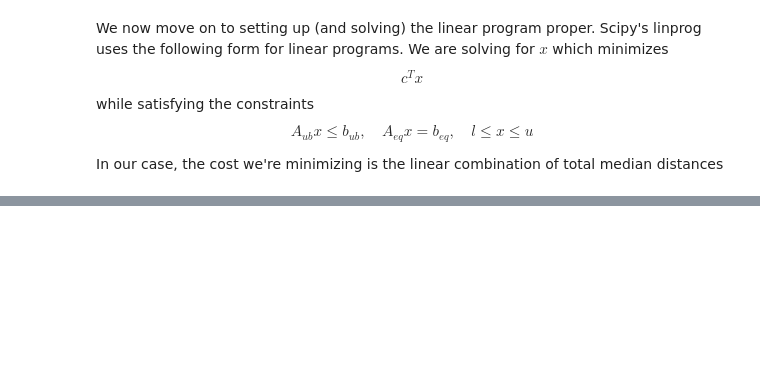
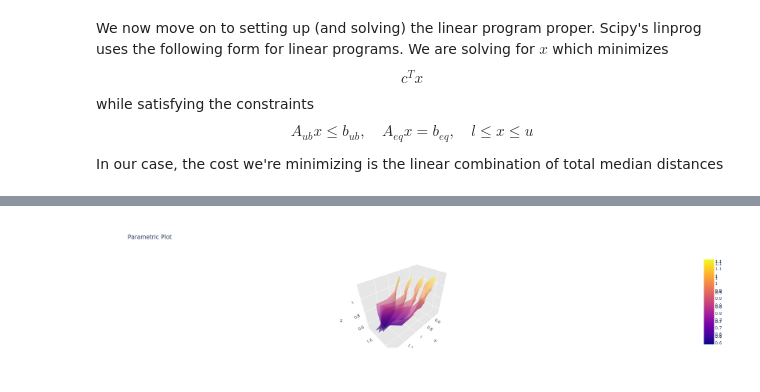
Before and after one commit to hchapman/transport-plans-exploration, a Jupyter notebook: intervals_3d.ipynb, the cells around one changed output, grey strips where cells are left out. Saved outputs shown, nothing was run; the diff lists cells and outputs as text; code cells hidden in the pictures; blank space fills up the shorter version.

Commit message:
some plotly stuff, but it's slow

```diff
--- a/intervals_3d.ipynb
+++ b/intervals_3d.ipynb
@@ -375,0 +329,49 @@ ModuleNotFoundError: No module named 'plotly'
+# %%
+import plotly as py
+import plotly.graph_objects as go
+import numpy as np
+
+data = []
+for i in range(4):
+    sdf = solution[solution['t_0'] == i]
+    sdf = sdf.pivot_table(values=['median_x', 'median_y', 'median_z'], index='t_1', columns='t_2')
+
+    surface = go.Surface(x=sdf['median_x'], y=sdf['median_y'], z=sdf['median_z'], opacity=0.75)
+    """surface = go.Scatter3d(x=sdf['median_x'], y=sdf['median_y'], z=sdf['median_z'],
+                           mode='markers',
+                           marker=dict(
+                               color=sdf['t_2'],
+                               colorscale='Viridis',
+                               opacity=0.8
+                           ))"""
+
+    data.append(surface)
+
+layout = go.Layout(
+    title='Parametric Plot',
+    scene=dict(
+        xaxis=dict(
+            gridcolor='rgb(255, 255, 255)',
+            zerolinecolor='rgb(255, 255, 255)',
+            showbackground=True,
+            backgroundcolor='rgb(230, 230,230)'
+        ),
+        yaxis=dict(
+            gridcolor='rgb(255, 255, 255)',
+            zerolinecolor='rgb(255, 255, 255)',
+            showbackground=True,
+            backgroundcolor='rgb(230, 230,230)'
+        ),
+        zaxis=dict(
+            gridcolor='rgb(255, 255, 255)',
+            zerolinecolor='rgb(255, 255, 255)',
+            showbackground=True,
+            backgroundcolor='rgb(230, 230,230)'
+        )
+    )
+)
+
+fig = go.Figure(data=data, layout=layout)
+py.offline.iplot(fig, filename='jupyter-parametric_plot')
+# %% [output]
+[figure, added]
```
Also changed, not shown: parts of 9 cells of this notebook.
